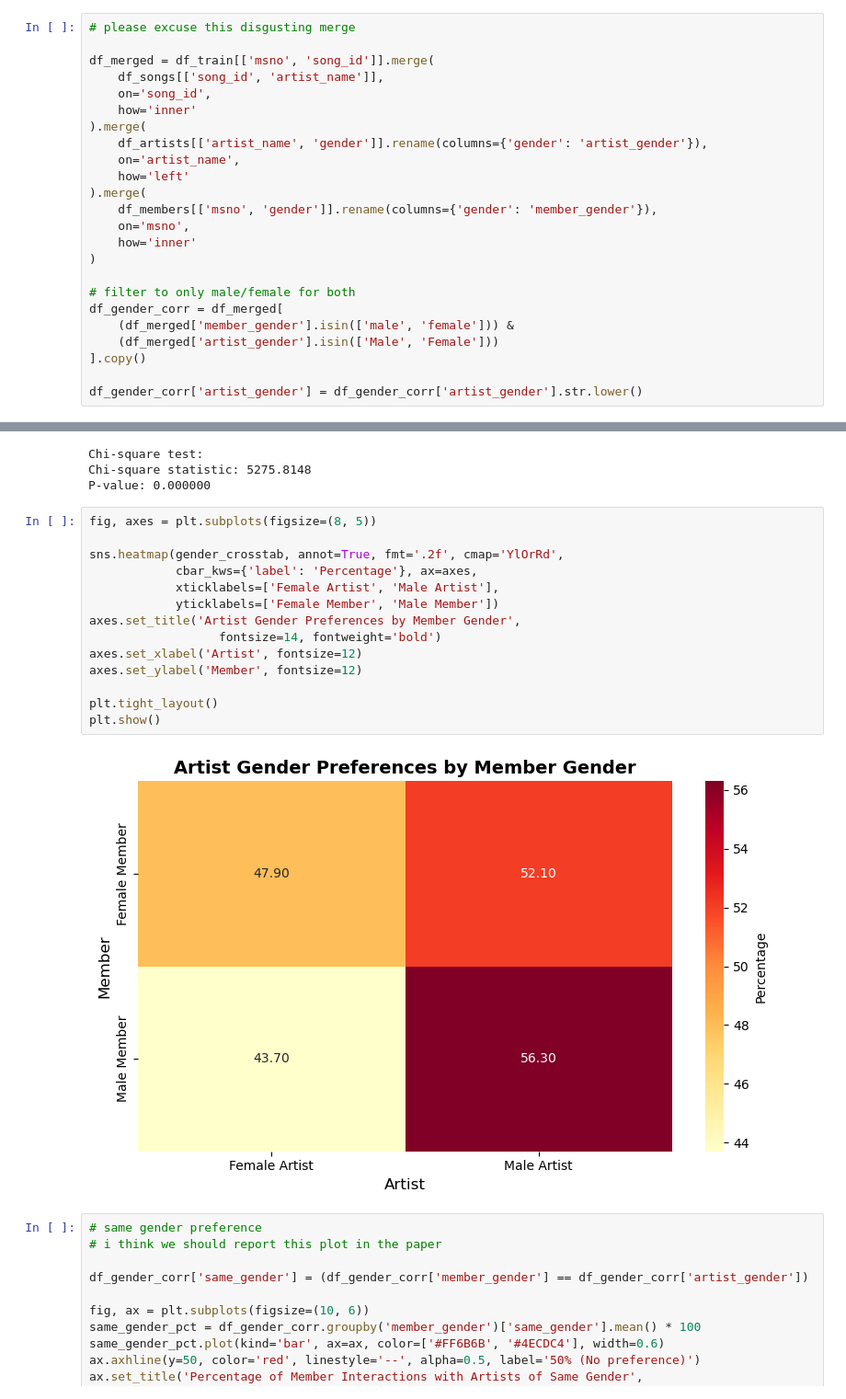
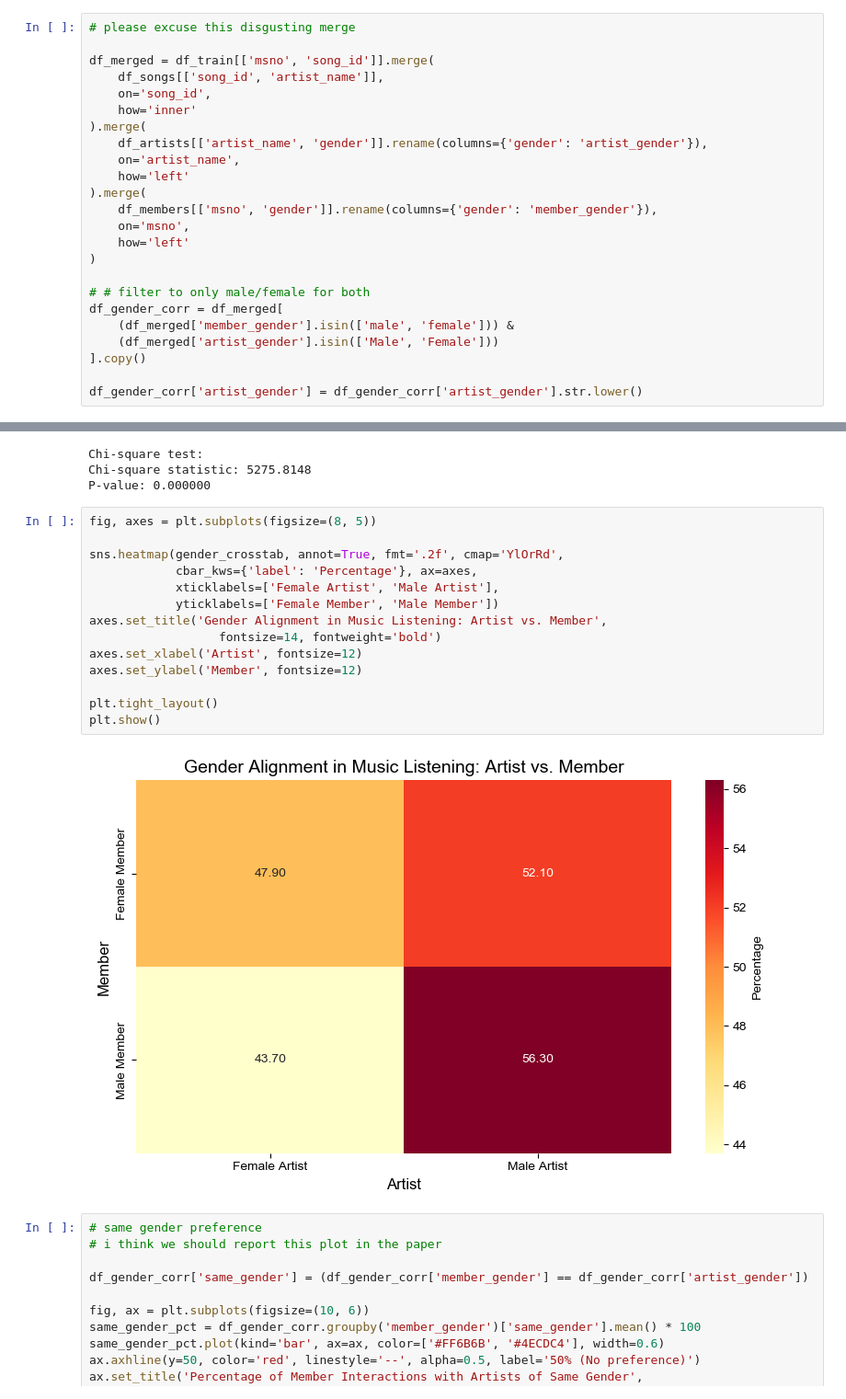
Before and after one commit to jeffgord/RAI-final, a Jupyter notebook: profiling.ipynb, the cells around one changed output, grey strips where cells are left out. Shown at 92% size. Drawn from its saved outputs; the diff is of its cells as text.

```diff
--- a/profiling.ipynb
+++ b/profiling.ipynb
@@ -537,10 +575,10 @@ df_merged = df_train[['msno', 'song_id']].merge(
 ).merge(
     df_members[['msno', 'gender']].rename(columns={'gender': 'member_gender'}),
     on='msno',
-    how='inner'
+    how='left'
 )
 
-# filter to only male/female for both
+# # filter to only male/female for both
 df_gender_corr = df_merged[
     (df_merged['member_gender'].isin(['male', 'female'])) &
     (df_merged['artist_gender'].isin(['Male', 'Female']))
@@ -571,19 +609,19 @@ P-value: 0.000000
 # %%
 fig, axes = plt.subplots(figsize=(8, 5))
 
 sns.heatmap(gender_crosstab, annot=True, fmt='.2f', cmap='YlOrRd',
             cbar_kws={'label': 'Percentage'}, ax=axes,
             xticklabels=['Female Artist', 'Male Artist'],
             yticklabels=['Female Member', 'Male Member'])
-axes.set_title('Artist Gender Preferences by Member Gender',
+axes.set_title('Gender Alignment in Music Listening: Artist vs. Member',
                   fontsize=14, fontweight='bold')
 axes.set_xlabel('Artist', fontsize=12)
 axes.set_ylabel('Member', fontsize=12)
 
 plt.tight_layout()
 plt.show()
 # %% [output]
-[figure, old version]
+[figure, new version]
 # %%
 # same gender preference
 # i think we should report this plot in the paper
```
Also changed, not shown: parts of 5 cells of this notebook.
